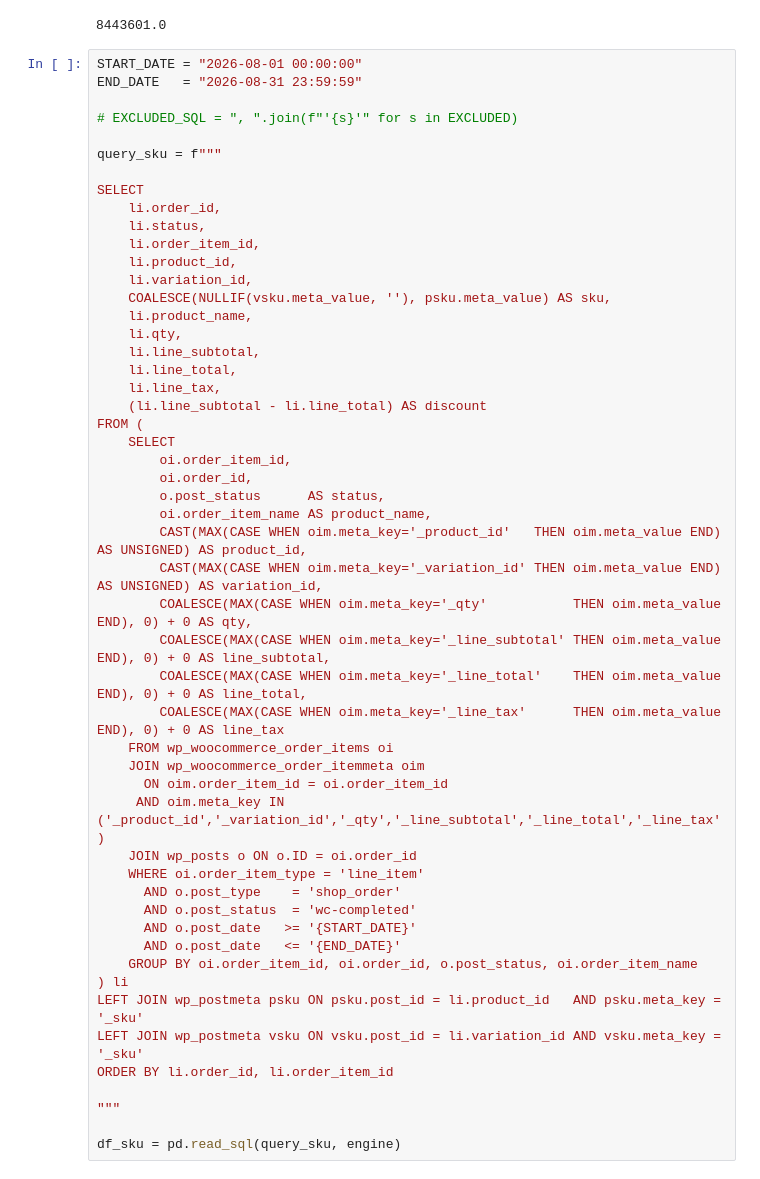
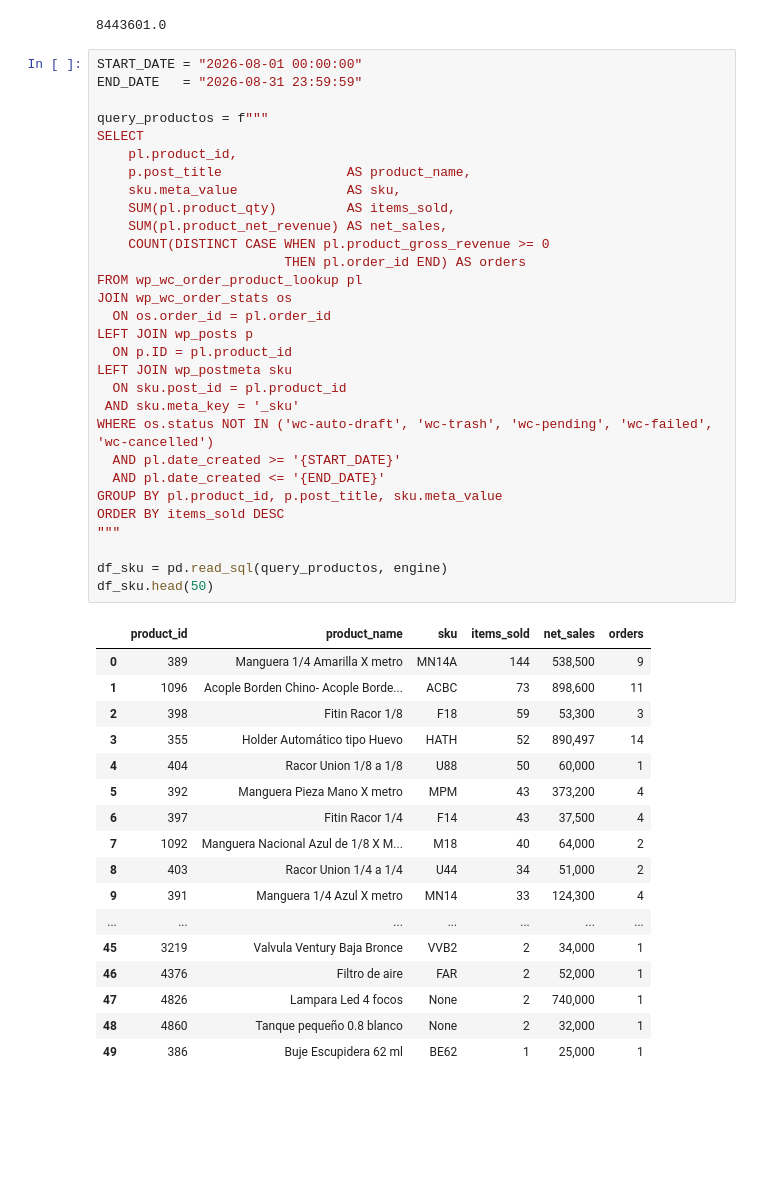
Before and after one commit to miguladg/woocommerce-lookup-table-check, a Jupyter notebook: Supplier Repor products.ipynb, the cells around one changed output. Cells and saved outputs as stored; diff of their text form; blank space fills up the shorter version.

```diff
--- a/Supplier Repor products.ipynb
+++ b/Supplier Repor products.ipynb
@@ -157,53 +158,49 @@ print(df_orders_total_without_taxes)
 # %%
 START_DATE = "2026-08-01 00:00:00"
 END_DATE   = "2026-08-31 23:59:59"
 
-# EXCLUDED_SQL = ", ".join(f"'{s}'" for s in EXCLUDED)
-
-query_sku = f"""
-
+query_productos = f"""
 SELECT
-    li.order_id,
-    li.status,
-    li.order_item_id,
-    li.product_id,
-    li.variation_id,
-    COALESCE(NULLIF(vsku.meta_value, ''), psku.meta_value) AS sku,
-    li.product_name,
-    li.qty,
-    li.line_subtotal,
-    li.line_total,
-    li.line_tax,
-    (li.line_subtotal - li.line_total) AS discount
-FROM (
-    SELECT
-        oi.order_item_id,
-        oi.order_id,
-        o.post_status      AS status,
-        oi.order_item_name AS product_name,
-        CAST(MAX(CASE WHEN oim.meta_key='_product_id'   THEN oim.meta_value END) AS UNSIGNED) AS product_id,
-        CAST(MAX(CASE WHEN oim.meta_key='_variation_id' THEN oim.meta_value END) AS UNSIGNED) AS variation_id,
-        COALESCE(MAX(CASE WHEN oim.meta_key='_qty'           THEN oim.meta_value END), 0) + 0 AS qty,
-        COALESCE(MAX(CASE WHEN oim.meta_key='_line_subtotal' THEN oim.meta_value END), 0) + 0 AS line_subtotal,
-        COALESCE(MAX(CASE WHEN oim.meta_key='_line_total'    THEN oim.meta_value END), 0) + 0 AS line_total,
-        COALESCE(MAX(CASE WHEN oim.meta_key='_line_tax'      THEN oim.meta_value END), 0) + 0 AS line_tax
-    FROM wp_woocommerce_order_items oi
-    JOIN wp_woocommerce_order_itemmeta oim
-      ON oim.order_item_id = oi.order_item_id
-     AND oim.meta_key IN ('_product_id','_variation_id','_qty','_line_subtotal','_line_total','_line_tax')
-    JOIN wp_posts o ON o.ID = oi.order_id
-    WHERE oi.order_item_type = 'line_item'
-      AND o.post_type    = 'shop_order'
-      AND o.post_status  = 'wc-completed'
-      AND o.post_date   >= '{START_DATE}'
-      AND o.post_date   <= '{END_DATE}'
-    GROUP BY oi.order_item_id, oi.order_id, o.post_status, oi.order_item_name
-) li
-LEFT JOIN wp_postmeta psku ON psku.post_id = li.product_id   AND psku.meta_key = '_sku'
-LEFT JOIN wp_postmeta vsku ON vsku.post_id = li.variation_id AND vsku.meta_key = '_sku'
-ORDER BY li.order_id, li.order_item_id
-
+    pl.product_id,
+    p.post_title                AS product_name,
+    sku.meta_value              AS sku,
+    SUM(pl.product_qty)         AS items_sold,
+    SUM(pl.product_net_revenue) AS net_sales,
+    COUNT(DISTINCT CASE WHEN pl.product_gross_revenue >= 0
+                        THEN pl.order_id END) AS orders
+FROM wp_wc_order_product_lookup pl
+JOIN wp_wc_order_stats os
+  ON os.order_id = pl.order_id
+LEFT JOIN wp_posts p
+  ON p.ID = pl.product_id
+LEFT JOIN wp_postmeta sku
+  ON sku.post_id = pl.product_id
+ AND sku.meta_key = '_sku'
+WHERE os.status NOT IN ('wc-auto-draft', 'wc-trash', 'wc-pending', 'wc-failed', 'wc-cancelled')
+  AND pl.date_created >= '{START_DATE}'
+  AND pl.date_created <= '{END_DATE}'
+GROUP BY pl.product_id, p.post_title, sku.meta_value
+ORDER BY items_sold DESC
 """
 
-df_sku = pd.read_sql(query_sku, engine)
+df_sku = pd.read_sql(query_productos, engine)
+df_sku.head(50)
+# %% [output]
+|  | product_id | product_name | sku | items_sold | net_sales | orders |
+| 0 | 389 | Manguera 1/4 Amarilla X metro | MN14A | 144 | 538,500 | 9 |
+| 1 | 1096 | Acople Borden Chino- Acople Borde... | ACBC | 73 | 898,600 | 11 |
+| 2 | 398 | Fitin Racor 1/8 | F18 | 59 | 53,300 | 3 |
+| 3 | 355 | Holder Automático tipo Huevo | HATH | 52 | 890,497 | 14 |
+| 4 | 404 | Racor Union 1/8 a 1/8 | U88 | 50 | 60,000 | 1 |
+| 5 | 392 | Manguera Pieza Mano X metro | MPM | 43 | 373,200 | 4 |
+| 6 | 397 | Fitin Racor 1/4 | F14 | 43 | 37,500 | 4 |
+| 7 | 1092 | Manguera Nacional Azul de 1/8 X M... | M18 | 40 | 64,000 | 2 |
+| 8 | 403 | Racor Union 1/4 a 1/4 | U44 | 34 | 51,000 | 2 |
+| 9 | 391 | Manguera 1/4 Azul X metro | MN14 | 33 | 124,300 | 4 |
+| ... | ... | ... | ... | ... | ... | ... |
+| 45 | 3219 | Valvula Ventury Baja Bronce | VVB2 | 2 | 34,000 | 1 |
+| 46 | 4376 | Filtro de aire | FAR | 2 | 52,000 | 1 |
+| 47 | 4826 | Lampara Led 4 focos | None | 2 | 740,000 | 1 |
+| 48 | 4860 | Tanque pequeño 0.8 blanco | None | 2 | 32,000 | 1 |
+| 49 | 386 | Buje Escupidera 62 ml | BE62 | 1 | 25,000 | 1 |
 # %%
```
Also changed, not shown: parts of 7 cells of this notebook.
